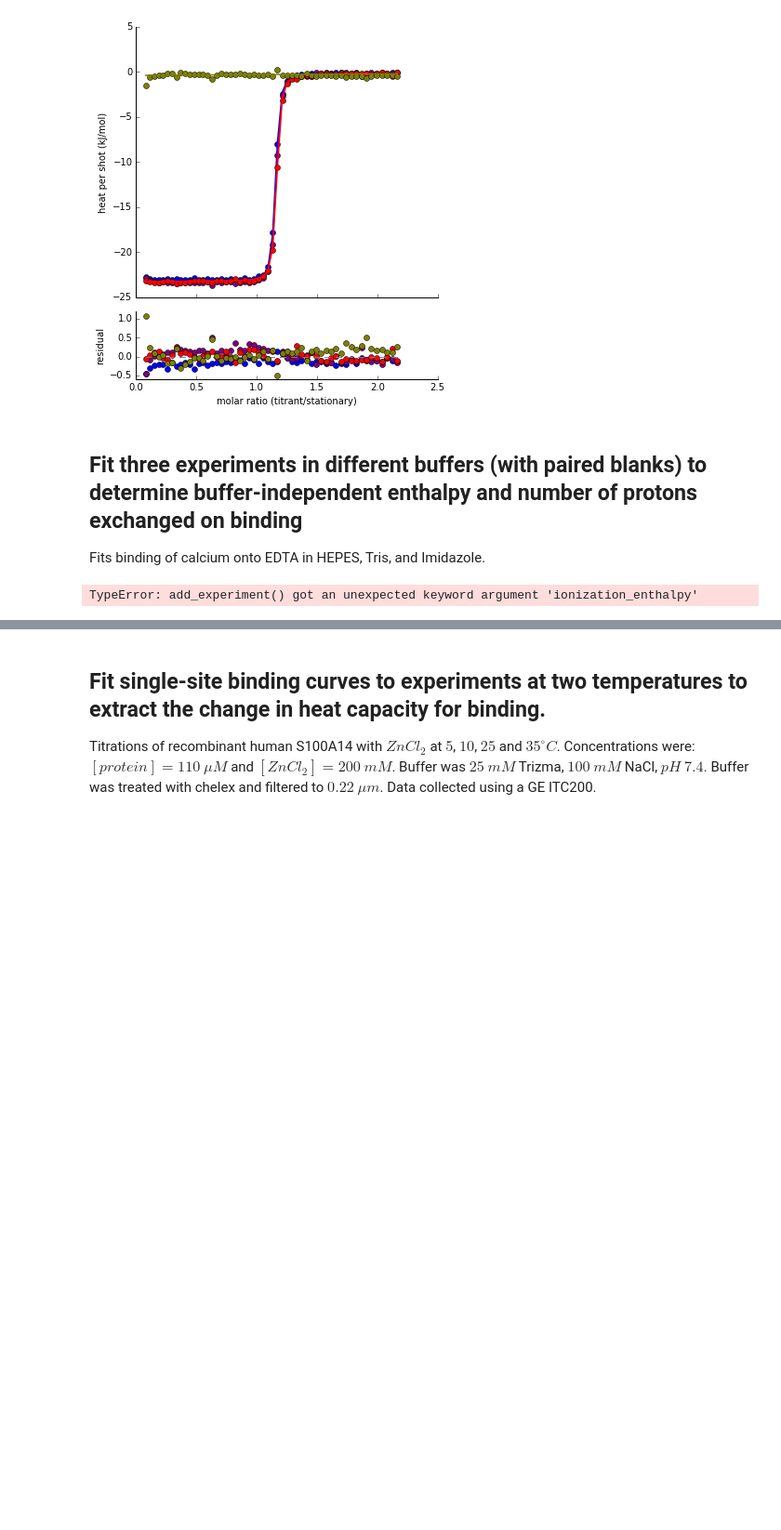
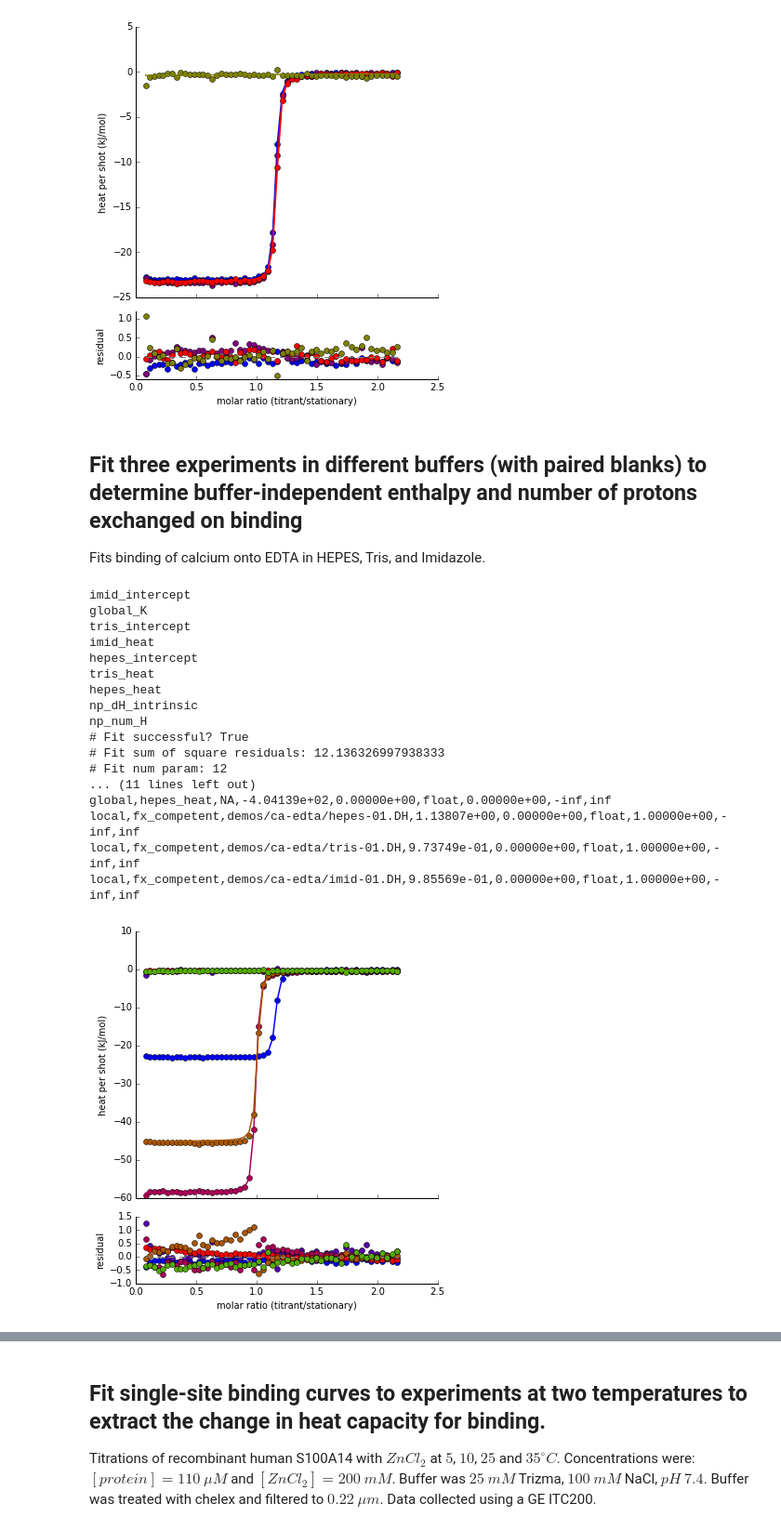
Before and after one commit to harmslab/pytc, a Jupyter notebook: Demo.ipynb, the cells around one changed output, grey strips where cells are left out. Shown: that part at 93% size. Saved outputs shown, nothing was run; the diff lists cells and outputs as text; code cells hidden in the pictures; blank space fills up the shorter version.

```diff
--- a/Demo.ipynb
+++ b/Demo.ipynb
@@ -346,9 +346,9 @@ g.link_to_global(hepes,"dilution_intercept","hepes_intercept")
 # HEPES buffer blank
 
 hepes_blank = pytc.ITCExperiment("demos/ca-edta/hepes-blank.DH",pytc.indiv_models.Blank,shot_start=2)
+hepes.ionization_enthalpy = HEPES_IONIZATION_DH
 
-
-g.add_experiment(hepes_blank,ionization_enthalpy=HEPES_IONIZATION_DH)
+g.add_experiment(hepes_blank)
 g.link_to_global(hepes_blank,"dilution_heat","hepes_heat")
 g.link_to_global(hepes_blank,"dilution_intercept","hepes_intercept")
 
@@ -358,7 +358,7 @@ g.link_to_global(hepes_blank,"dilution_intercept","hepes_intercept")
 tris = pytc.ITCExperiment("demos/ca-edta/tris-01.DH",pytc.indiv_models.SingleSite,shot_start=2)
 tris.ionization_enthalpy = TRIS_IONIZATION_DH
 
-g.add_experiment(tris,ionization_enthalpy=TRIS_IONIZATION_DH)
+g.add_experiment(tris)
 g.link_to_global(tris,"K","global_K")
 g.link_to_global(tris,"dH",num_protons.dH)
 g.link_to_global(tris,"dilution_heat","tris_heat")
@@ -370,36 +370,55 @@ g.link_to_global(tris,"dilution_intercept","tris_intercept")
 tris_blank = pytc.ITCExperiment("demos/ca-edta/tris-blank.DH",pytc.indiv_models.Blank,shot_start=2)
 tris.ionization_enthalpy = TRIS_IONIZATION_DH
 
-g.add_experiment(tris_blank,ionization_enthalpy=TRIS_IONIZATION_DH)
+g.add_experiment(tris_blank)
 g.link_to_global(tris_blank,"dilution_heat","tris_heat")
 g.link_to_global(tris_blank,"dilution_intercept","tris_intercept")
 
 # ------------------------------------------------------------------------------------
 # Imidazole buffer experiment
 
 imid = pytc.ITCExperiment("demos/ca-edta/imid-01.DH",pytc.indiv_models.SingleSite,shot_start=2)
+imid.ionization_enthalpy = IMID_IONIZATION_DH
 
-g.add_experiment(imid,ionization_enthalpy=IMID_IONIZATION_DH)
+g.add_experiment(imid)
 g.link_to_global(imid,"K","global_K")
 g.link_to_global(imid,"dH",num_protons.dH)
 g.link_to_global(imid,"dilution_heat","imid_heat")
 g.link_to_global(imid,"dilution_intercept","imid_intercept")
 
 # ------------------------------------------------------------------------------------
 # Imidazole buffer blank
 
 imid_blank = pytc.ITCExperiment("demos/ca-edta/imid-blank.DH",pytc.indiv_models.Blank,shot_start=2)
+imid.ionization_enthalpy = IMID_IONIZATION_DH
 
-g.add_experiment(imid_blank,ionization_enthalpy=IMID_IONIZATION_DH)
+g.add_experiment(imid_blank)
 g.link_to_global(imid_blank,"dilution_heat","imid_heat")
 g.link_to_global(imid_blank,"dilution_intercept","imid_intercept")
 
 # --------------------------------------------------------------------
 # Do a global fit
 g.fit()
 
 # Show the results
 fig, ax = g.plot()
 print(g.fit_as_csv)
 # %% [output]
-TypeError: add_experiment() got an unexpected keyword argument 'ionization_enthalpy'
+imid_intercept
+global_K
+tris_intercept
+imid_heat
+hepes_intercept
+tris_heat
+hepes_heat
+np_dH_intrinsic
+np_num_H
+# Fit successful? True
+# Fit sum of square residuals: 12.136326997938333
+# Fit num param: 12
+... (11 lines left out)
+global,hepes_heat,NA,-4.04139e+02,0.00000e+00,float,0.00000e+00,-inf,inf
+local,fx_competent,demos/ca-edta/hepes-01.DH,1.13807e+00,0.00000e+00,float,1.00000e+00,-inf,inf
+local,fx_competent,demos/ca-edta/tris-01.DH,9.73749e-01,0.00000e+00,float,1.00000e+00,-inf,inf
+local,fx_competent,demos/ca-edta/imid-01.DH,9.85569e-01,0.00000e+00,float,1.00000e+00,-inf,inf
+[figure, added]
```
Also changed, not shown: parts of 3 cells of this notebook, 2 other files.
